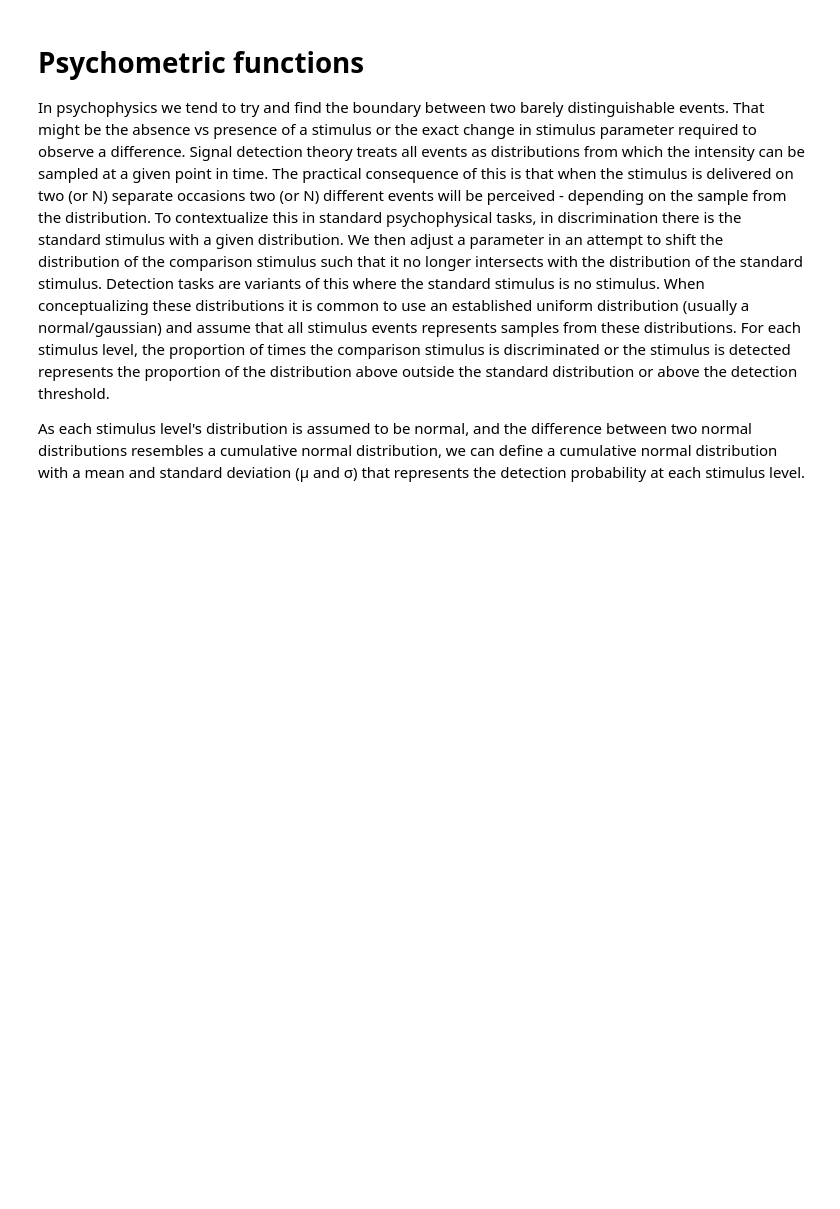
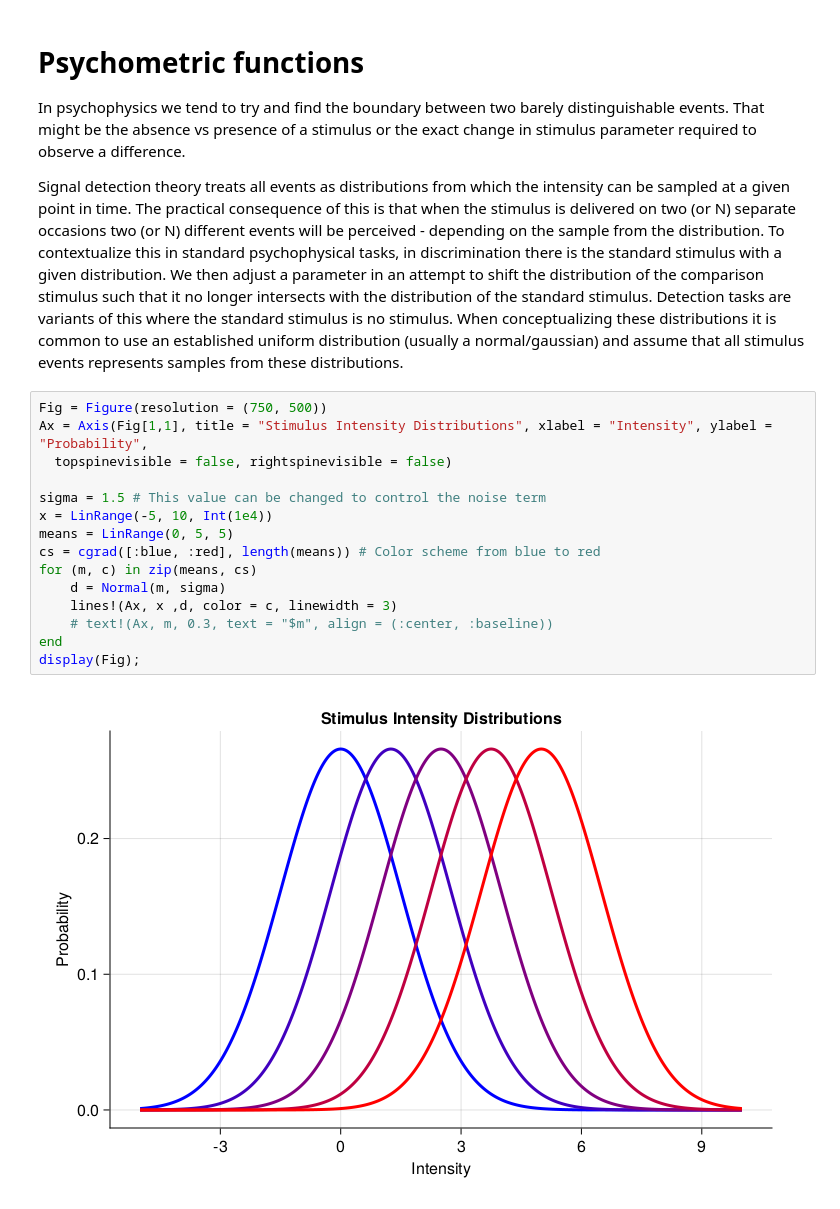
Before and after one commit to CMGreenspon/PsychophysicsSimulations, a Jupyter notebook: notebooks/1. Introduction.ipynb, the cells around one changed output. Cells and saved outputs as stored; diff of their text form; blank space fills up the shorter version.

```diff
--- a/notebooks/1. Introduction.ipynb
+++ b/notebooks/1. Introduction.ipynb
@@ -4,5 +3,22 @@ include.(("constant_simulations.jl", "psycho_sim_utils.jl"))
 # %% [markdown]
 # Psychometric functions
-In psychophysics we tend to try and find the boundary between two barely distinguishable events. That might be the absence vs presence of a stimulus or the exact change in stimulus parameter required to observe a difference. Signal detection theory treats all events as distributions from which the intensity can be sampled at a given point in time. The practical consequence of this is that when the stimulus is delivered on two (or N) separate occasions two (or N) different events will be perceived - depending on the sample from the distribution. To contextualize this in standard psychophysical tasks, in discrimination there is the standard stimulus with a given distribution. We then adjust a parameter in an attempt to shift the distribution of the comparison stimulus such that it no longer intersects with the distribution of the standard stimulus. Detection tasks are variants of this where the standard stimulus is no stimulus. When conceptualizing these distributions it is common to use an established uniform distribution (usually a normal/gaussian) and assume that all stimulus events represents samples from these distributions. For each stimulus level, the proportion of times the comparison stimulus is discriminated or the stimulus is detected represents the proportion of the distribution above outside the standard distribution or above the detection threshold.
+In psychophysics we tend to try and find the boundary between two barely distinguishable events. That might be the absence vs presence of a stimulus or the exact change in stimulus parameter required to observe a difference.
 
-As each stimulus level's distribution is assumed to be normal, and the difference between two normal distributions resembles a cumulative normal distribution, we can define a cumulative normal distribution with a mean and standard deviation (μ and σ) that represents the detection probability at each stimulus level.
+Signal detection theory treats all events as distributions from which the intensity can be sampled at a given point in time. The practical consequence of this is that when the stimulus is delivered on two (or N) separate occasions two (or N) different events will be perceived - depending on the sample from the distribution. To contextualize this in standard psychophysical tasks, in discrimination there is the standard stimulus with a given distribution. We then adjust a parameter in an attempt to shift the distribution of the comparison stimulus such that it no longer intersects with the distribution of the standard stimulus. Detection tasks are variants of this where the standard stimulus is no stimulus. When conceptualizing these distributions it is common to use an established uniform distribution (usually a normal/gaussian) and assume that all stimulus events represents samples from these distributions.
+# %%
+Fig = Figure(resolution = (750, 500))
+Ax = Axis(Fig[1,1], title = "Stimulus Intensity Distributions", xlabel = "Intensity", ylabel = "Probability",
+  topspinevisible = false, rightspinevisible = false)
+
+sigma = 1.5 # This value can be changed to control the noise term
+x = LinRange(-5, 10, Int(1e4))
+means = LinRange(0, 5, 5)
+cs = cgrad([:blue, :red], length(means)) # Color scheme from blue to red
+for (m, c) in zip(means, cs)
+    d = Normal(m, sigma)
+    lines!(Ax, x ,d, color = c, linewidth = 3)
+    # text!(Ax, m, 0.3, text = "$m", align = (:center, :baseline))
+end
+display(Fig);
+# %% [output]
+[figure, added]
```
Also changed, not shown: parts of 6 cells of this notebook, 5 other files.
